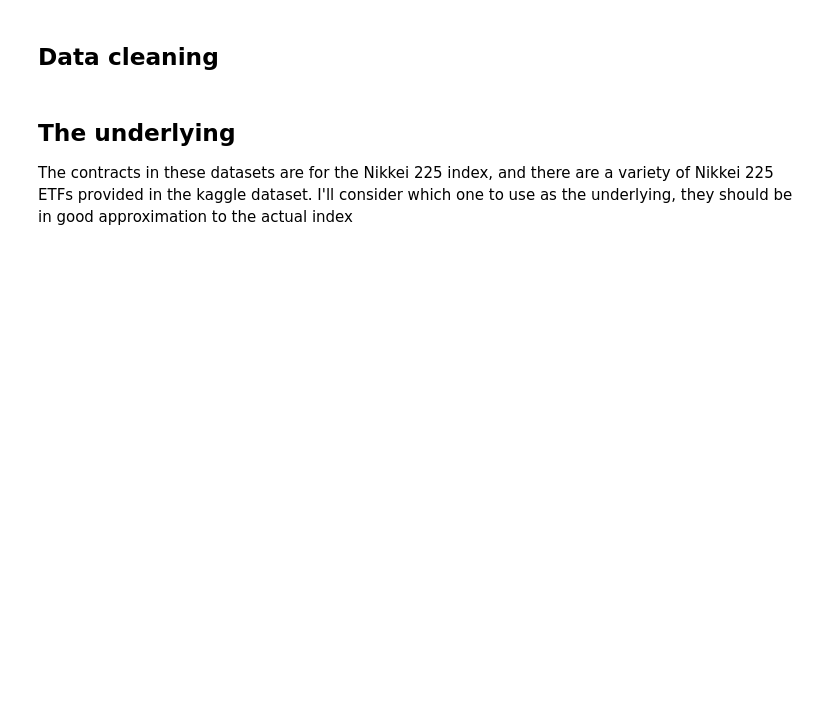
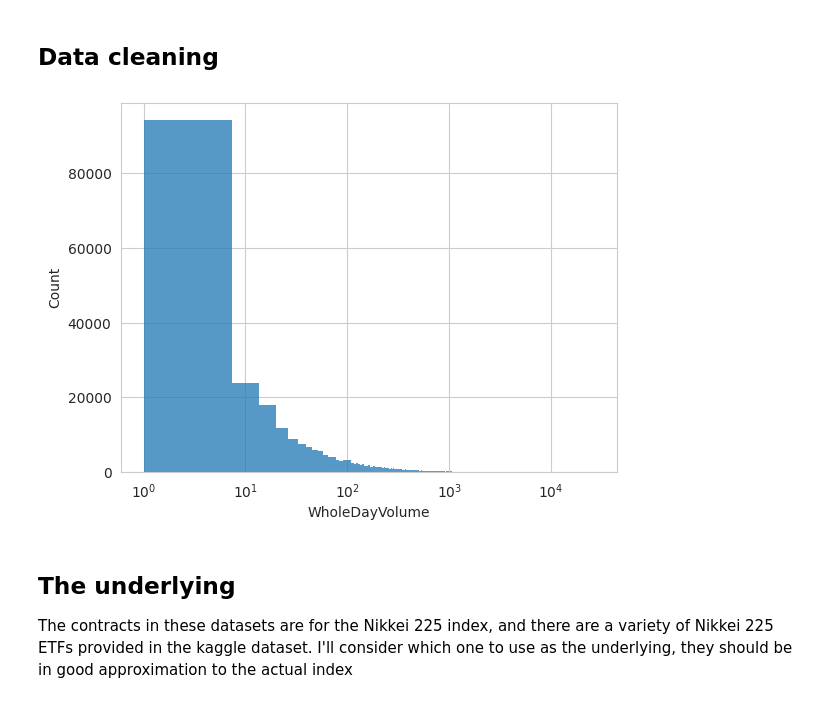
Before and after one commit to FlyingCurryMonster/JPY-equities, a Jupyter notebook: implied-probability-distributions.ipynb, the cells around one changed output. Cells and saved outputs as stored; diff of their text form; code cells hidden in the pictures; blank space fills up the shorter version.

```diff
--- a/implied-probability-distributions.ipynb
+++ b/implied-probability-distributions.ipynb
@@ -125,3 +127,10 @@ options = options[options.WholeDayVolume>0]
+# %%
+fig, ax = plt.subplots()
+
+sns.histplot(options, x='WholeDayVolume')
+ax.set_xscale('log')
+# %% [output]
+[figure, added]
 # %% [markdown]
 ## The underlying
 The contracts in these datasets are for the Nikkei 225 index, and there are a variety of Nikkei 225 ETFs provided in the kaggle dataset.  I'll consider which one to use as the underlying, they should be in good approximation to the actual index
```
Also changed, not shown: parts of 25 cells of this notebook.
